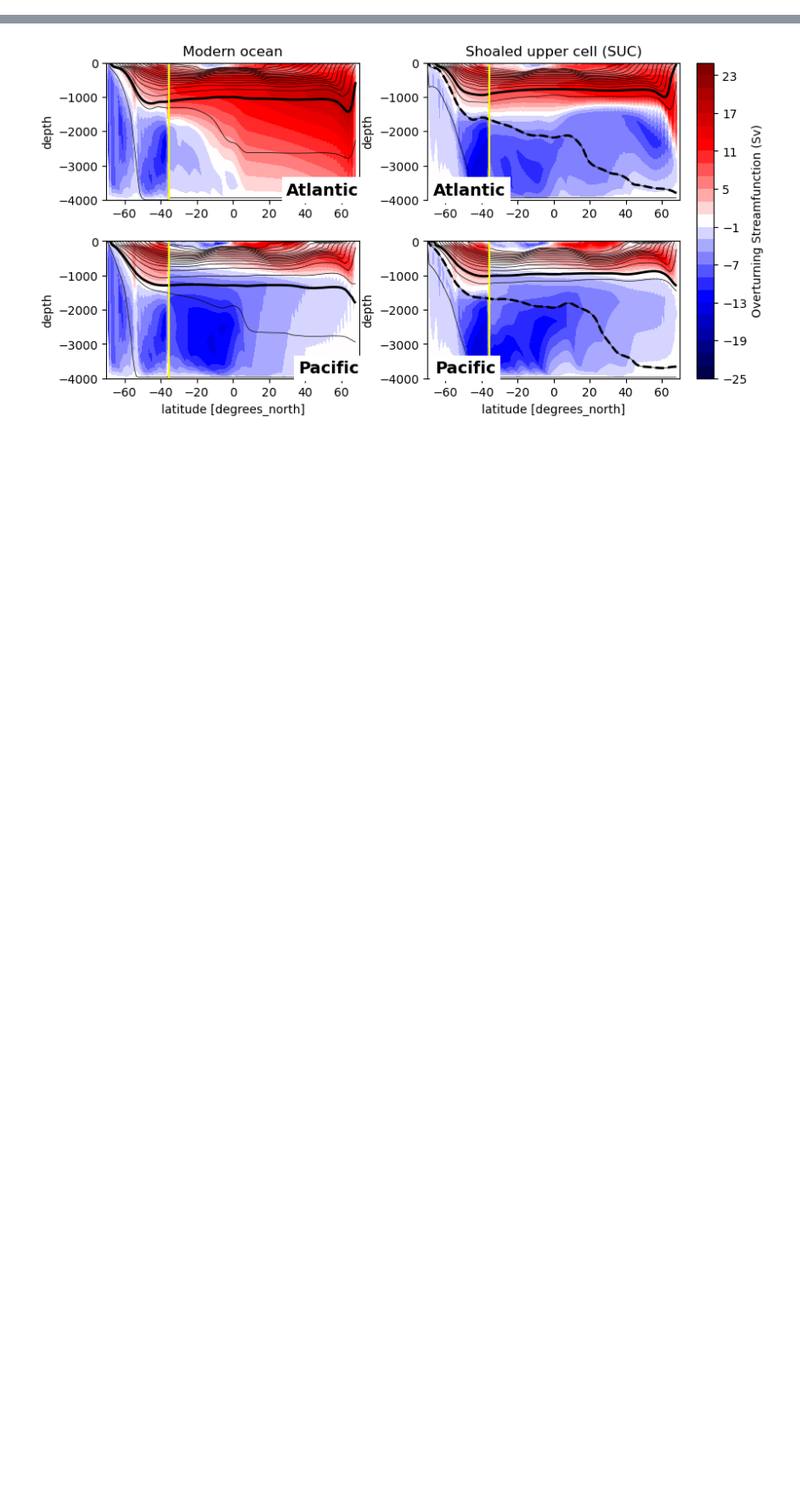
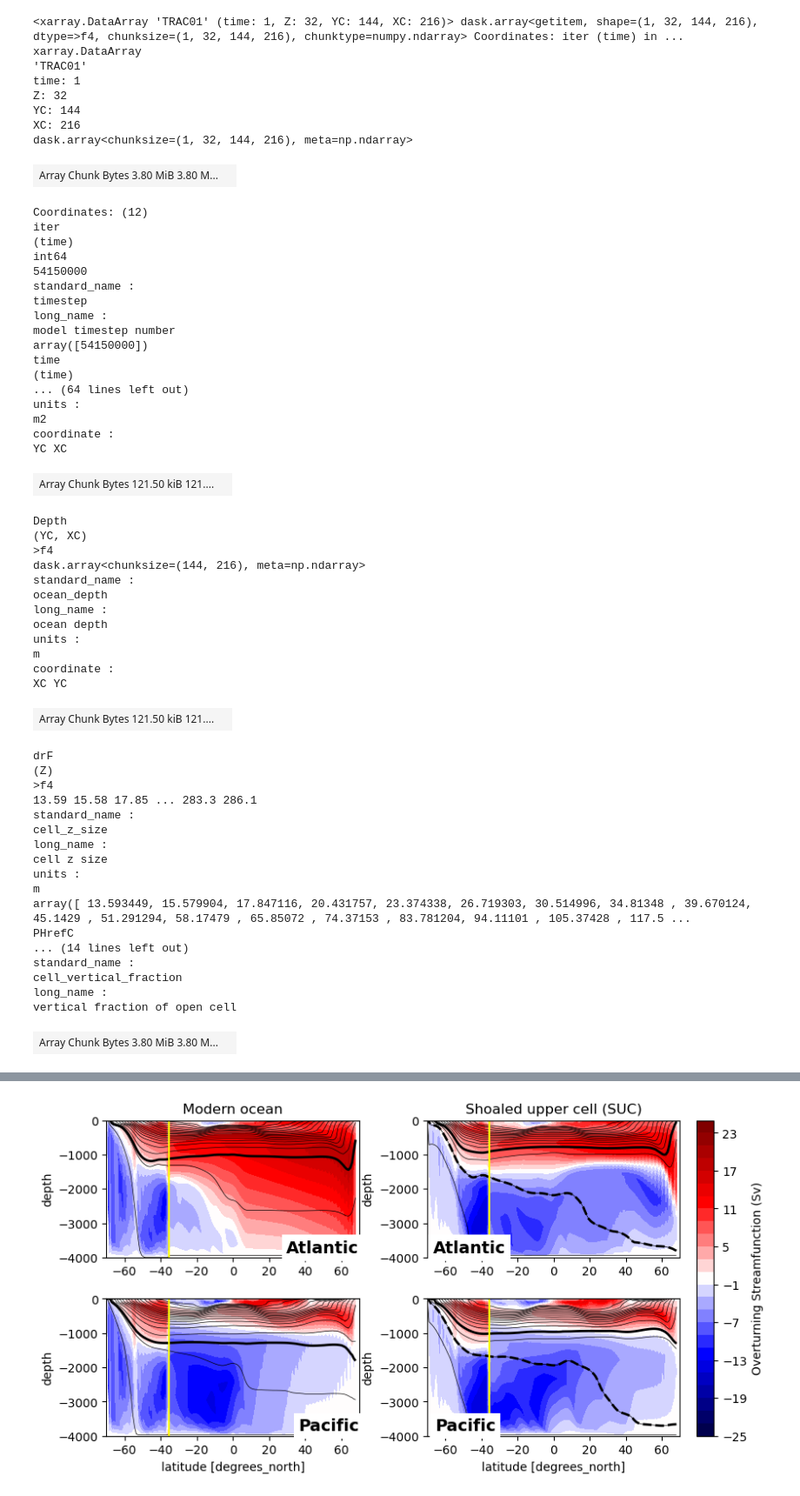
Before and after one commit to anthony-meza/test_age_framework, a Jupyter notebook: LGM.ipynb, the cells around one changed output, grey strips where cells are left out. Shown: that part at 87% size. Saved outputs shown, nothing was run; the diff lists cells and outputs as text; code cells hidden in the pictures; blank space fills up the shorter version.

```diff
--- a/LGM.ipynb
+++ b/LGM.ipynb
@@ -60,0 +63,61 @@ layers_depth_atlmix1=layers_depth_atlmix1.where(np.isfinite(layers_depth_atlmix1
+# %%
+ds500.TRAC01
+# %% [output]
+<xarray.DataArray 'TRAC01' (time: 1, Z: 32, YC: 144, XC: 216)> dask.array<getitem, shape=(1, 32, 144, 216), dtype=>f4, chunksize=(1, 32, 144, 216), chunktype=numpy.ndarray> Coordinates: iter (time) in ...
+xarray.DataArray
+'TRAC01'
+time: 1
+Z: 32
+YC: 144
+XC: 216
+dask.array<chunksize=(1, 32, 144, 216), meta=np.ndarray>
+| Array Chunk Bytes 3.80 MiB 3.80 M... |  |
+Coordinates: (12)
+iter
+(time)
+int64
+54150000
+standard_name :
+timestep
+long_name :
+model timestep number
+array([54150000])
+time
+(time)
+... (64 lines left out)
+units :
+m2
+coordinate :
+YC XC
+| Array Chunk Bytes 121.50 kiB 121.... |  |
+Depth
+(YC, XC)
+>f4
+dask.array<chunksize=(144, 216), meta=np.ndarray>
+standard_name :
+ocean_depth
+long_name :
+ocean depth
+units :
+m
+coordinate :
+XC YC
+| Array Chunk Bytes 121.50 kiB 121.... |  |
+drF
+(Z)
+>f4
+13.59 15.58 17.85 ... 283.3 286.1
+standard_name :
+cell_z_size
+long_name :
+cell z size
+units :
+m
+array([ 13.593449, 15.579904, 17.847116, 20.431757, 23.374338, 26.719303, 30.514996, 34.81348 , 39.670124, 45.1429 , 51.291294, 58.17479 , 65.85072 , 74.37153 , 83.781204, 94.11101 , 105.37428 , 117.5 ...
+PHrefC
+... (14 lines left out)
+standard_name :
+cell_vertical_fraction
+long_name :
+vertical fraction of open cell
+| Array Chunk Bytes 3.80 MiB 3.80 M... |  |
```
Also changed, not shown: parts of 10 cells of this notebook, 2 other files.
